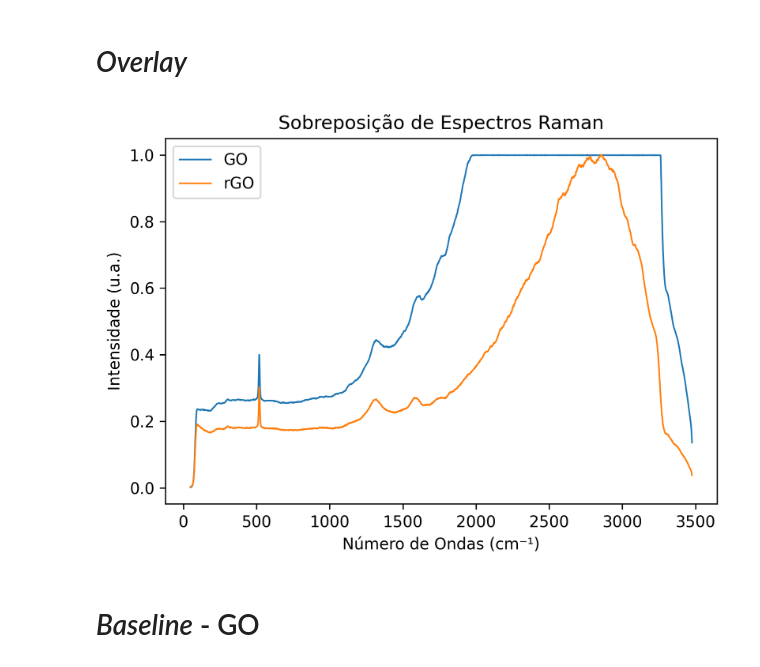
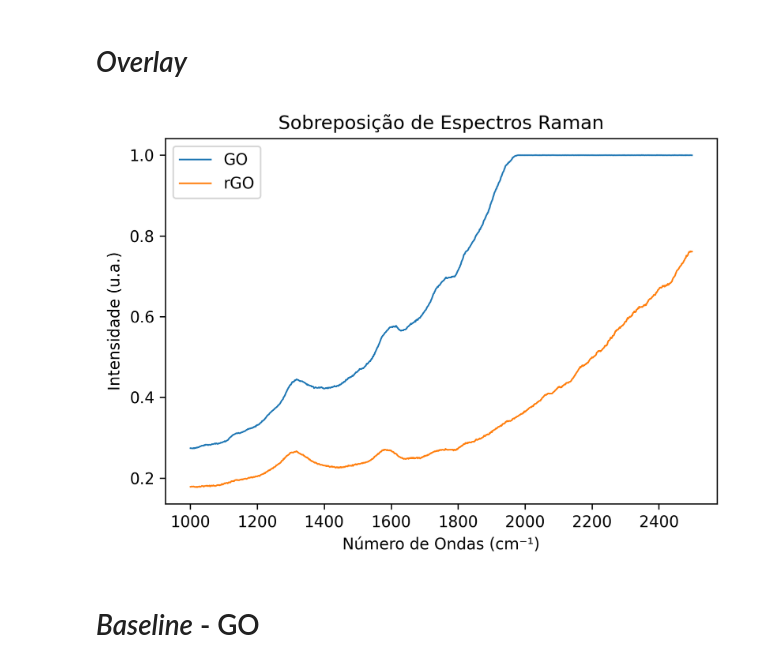
Before and after one commit to mateusjmd/Ilum, a Jupyter notebook: 2025.2/LA1/Raman/Raman_plot.ipynb, the cells around one changed output. Cells and saved outputs as stored; diff of their text form; code cells hidden in the pictures.

Commit message:
Update the overlay function with x-axis delimitations

```diff
--- a/2025.2/LA1/Raman/Raman_plot.ipynb
+++ b/2025.2/LA1/Raman/Raman_plot.ipynb
@@ -112,7 +112,7 @@ def raman_plot(file_path, sample_name=None, method='max'):
 # %% [markdown]
 Plot conjunto (*overlayed*):
 # %%
-def raman_overlay(file_paths, sample_names=None, method='max'):
+def raman_overlay(file_paths, sample_names=None, method='max', x_start=None, x_end=None):
     """
     Gera plots (Matplotlib e Plotly) de múltiplos espectros Raman em overlay.
 
@@ -133,6 +133,11 @@ def raman_overlay(file_paths, sample_names=None, method='max'):
 
     for file_path, sample_name in zip(file_paths, sample_names):
             X, Y = scaling(file_path, method=method)
+
+            if x_start is not None or x_end is not None:
+                mask = (X >= (x_start if x_start is not None else X.min())) & \
+                    (X <= (x_end if x_end is not None else X.max()))
+                X, Y = X[mask], Y[mask]
 
             plt.plot(X, Y, linewidth=1, label=sample_name)
 
@@ -160,6 +165,14 @@ def raman_overlay(file_paths, sample_names=None, method='max'):
                         continue
 
         df_raman = pd.DataFrame(data_raman, columns=['Wavenumber', 'Intensity'])
+
+        # Aplica filtro de faixa se solicitado
+        if x_start is not None or x_end is not None:
+            df_raman = df_raman[
+                (df_raman['Wavenumber'] >= (x_start if x_start is not None else df_raman['Wavenumber'].min())) &
+                (df_raman['Wavenumber'] <= (x_end if x_end is not None else df_raman['Wavenumber'].max()))
+            ]
+
         fig_raman.add_trace(go.Scatter(
             x=df_raman['Wavenumber'],
             y=df_raman['Intensity'],
@@ -303,9 +316,9 @@ raman_plot(file_path='rGO_MMV.txt', sample_name='rGO', method='max')
 # %% [markdown]
 # *Overlay*
 # %%
-raman_overlay(file_paths=('GO_MMV.txt', 'rGO_MMV.txt'), sample_names=('GO', 'rGO'))
+raman_overlay(file_paths=('GO_MMV.txt', 'rGO_MMV.txt'), sample_names=('GO', 'rGO'), x_start=1000, x_end=2500)
 # %% [output]
-[figure, old version]
+[figure, new version]
 # %% [markdown]
 # *Baseline* - GO
 # %%
```
